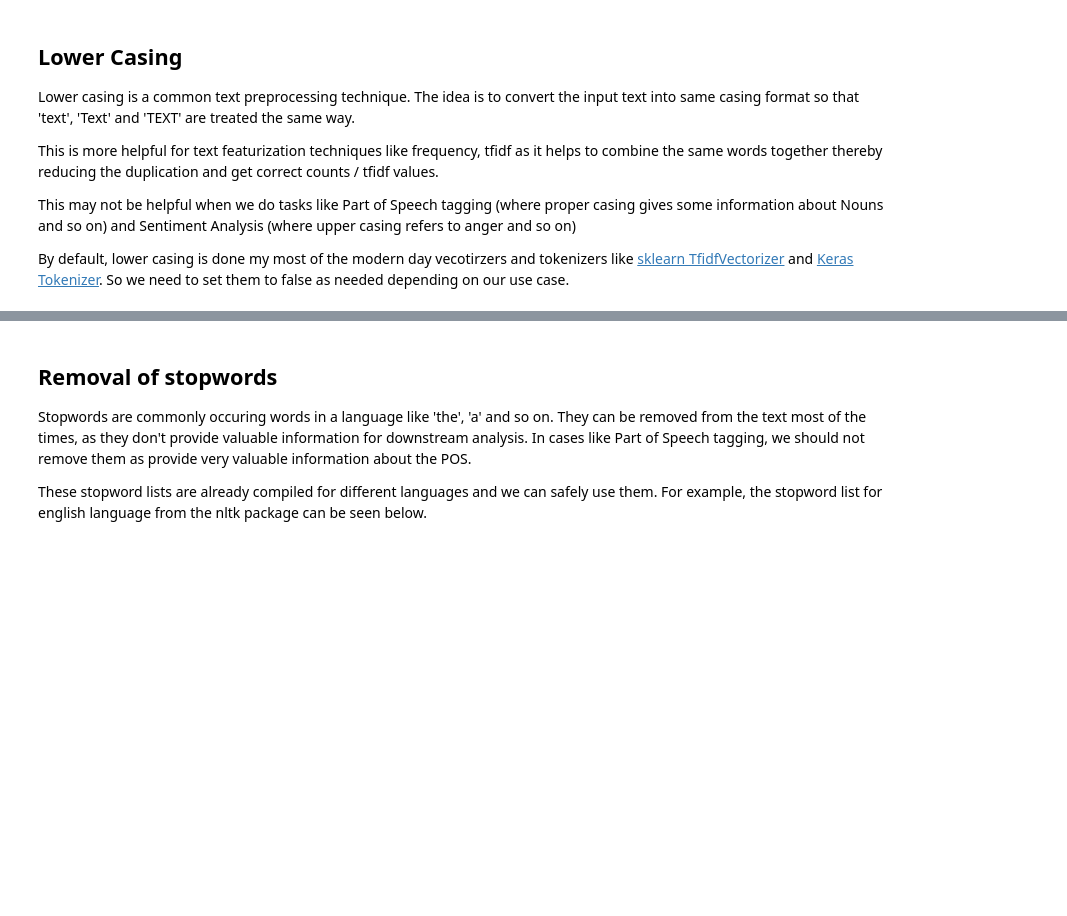
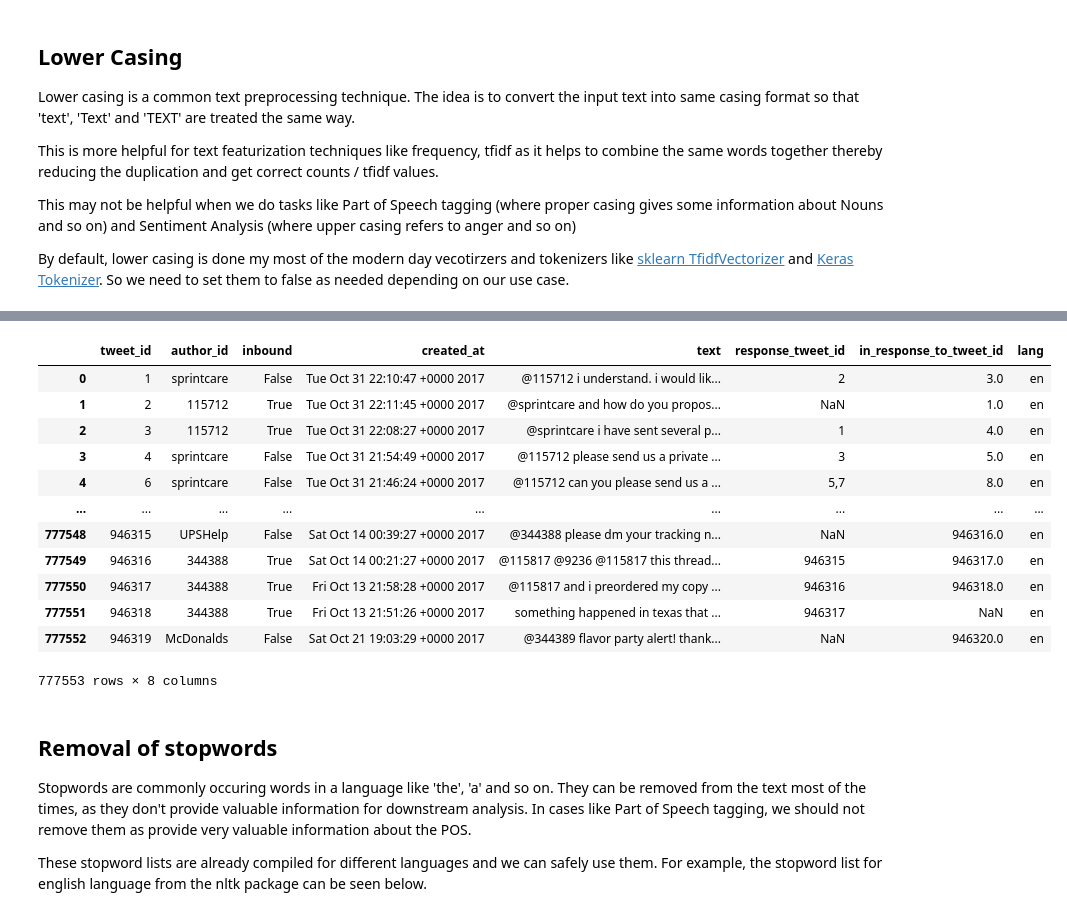
Before and after one commit to AkshayAgarwal13/Task-Oriented-Chatbot-With-Empathy, a Jupyter notebook: task_oriented_chatbot/preprocess/preprocess_data.ipynb, the cells around one changed output, grey strips where cells are left out. Saved outputs shown, nothing was run; the diff lists cells and outputs as text; code cells hidden in the pictures; blank space fills up the shorter version.

```diff
--- a/task_oriented_chatbot/preprocess/preprocess_data.ipynb
+++ b/task_oriented_chatbot/preprocess/preprocess_data.ipynb
@@ -189,3 +238,19 @@ Wall time: 3.99 ms
+# %%
+in_df
+# %% [output]
+|  | tweet_id | author_id | inbound | created_at | text | response_tweet_id | in_response_to_tweet_id | lang |
+| 0 | 1 | sprintcare | False | Tue Oct 31 22:10:47 +0000 2017 | @115712 i understand. i would lik... | 2 | 3.0 | en |
+| 1 | 2 | 115712 | True | Tue Oct 31 22:11:45 +0000 2017 | @sprintcare and how do you propos... | NaN | 1.0 | en |
+| 2 | 3 | 115712 | True | Tue Oct 31 22:08:27 +0000 2017 | @sprintcare i have sent several p... | 1 | 4.0 | en |
+| 3 | 4 | sprintcare | False | Tue Oct 31 21:54:49 +0000 2017 | @115712 please send us a private ... | 3 | 5.0 | en |
+| 4 | 6 | sprintcare | False | Tue Oct 31 21:46:24 +0000 2017 | @115712 can you please send us a ... | 5,7 | 8.0 | en |
+| ... | ... | ... | ... | ... | ... | ... | ... | ... |
+| 777548 | 946315 | UPSHelp | False | Sat Oct 14 00:39:27 +0000 2017 | @344388 please dm your tracking n... | NaN | 946316.0 | en |
+| 777549 | 946316 | 344388 | True | Sat Oct 14 00:21:27 +0000 2017 | @115817 @9236 @115817 this thread... | 946315 | 946317.0 | en |
+| 777550 | 946317 | 344388 | True | Fri Oct 13 21:58:28 +0000 2017 | @115817 and i preordered my copy ... | 946316 | 946318.0 | en |
+| 777551 | 946318 | 344388 | True | Fri Oct 13 21:51:26 +0000 2017 | something happened in texas that ... | 946317 | NaN | en |
+| 777552 | 946319 | McDonalds | False | Sat Oct 21 19:03:29 +0000 2017 | @344389 flavor party alert! thank... | NaN | 946320.0 | en |
+777553 rows × 8 columns
 # %% [markdown]
 ## Removal of stopwords
 
```
Also changed, not shown: parts of 31 cells of this notebook.
